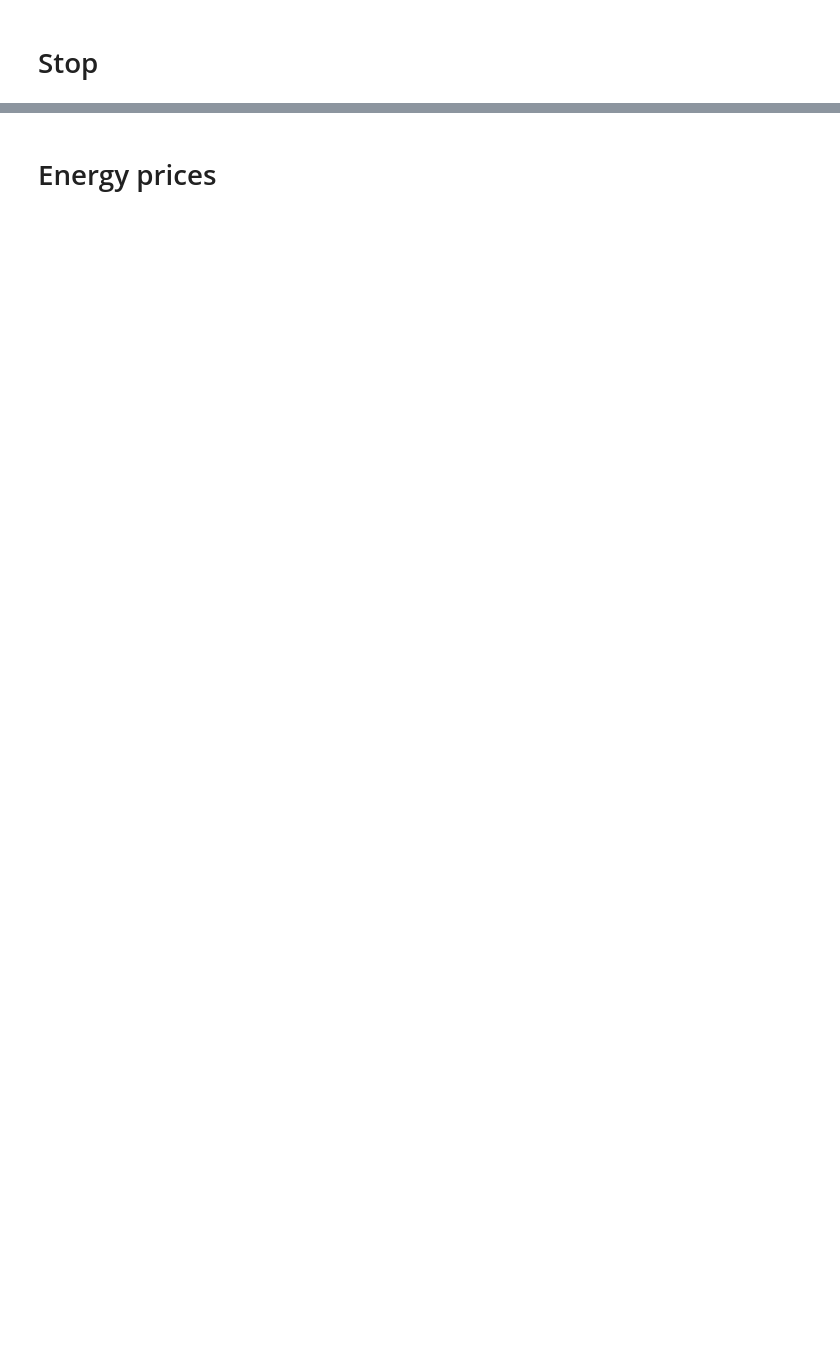
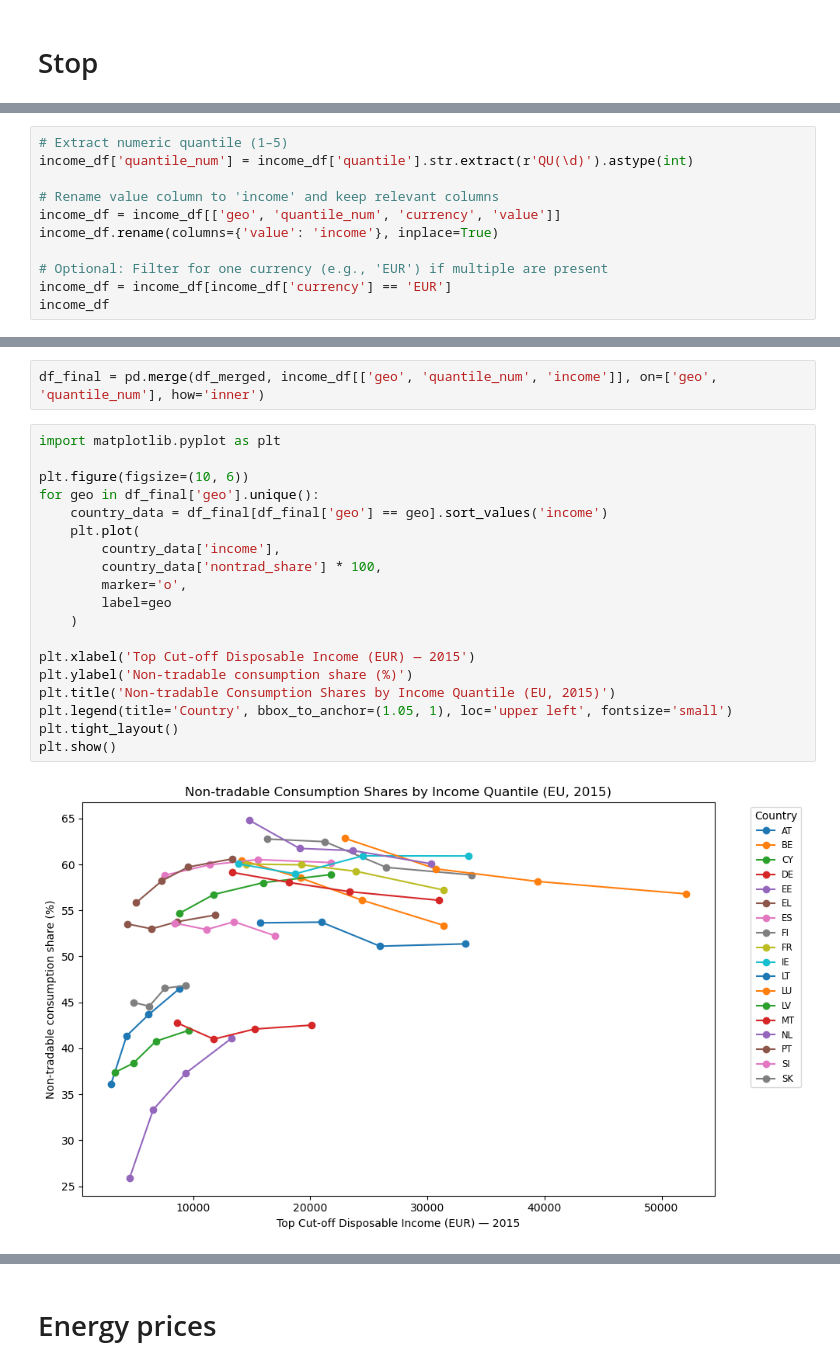
Before and after one commit to funlime/I_HANK_PIGL, a Jupyter notebook: data.ipynb, the cells around one changed output, grey strips where cells are left out. Drawn from its saved outputs; the diff is of its cells as text; blank space fills up the shorter version.

Commit message:
mere data

```diff
--- a/data.ipynb
+++ b/data.ipynb
@@ -404,0 +1175,11 @@ KeyError: 'prc_hicp_ctrb'
+# %%
+# Extract numeric quantile (1–5)
+income_df['quantile_num'] = income_df['quantile'].str.extract(r'QU(\d)').astype(int)
+
+# Rename value column to 'income' and keep relevant columns
+income_df = income_df[['geo', 'quantile_num', 'currency', 'value']]
+income_df.rename(columns={'value': 'income'}, inplace=True)
+
+# Optional: Filter for one currency (e.g., 'EUR') if multiple are present
+income_df = income_df[income_df['currency'] == 'EUR']
+income_df
@@ -404,0 +1204,23 @@ KeyError: 'prc_hicp_ctrb'
+# %%
+df_final = pd.merge(df_merged, income_df[['geo', 'quantile_num', 'income']], on=['geo', 'quantile_num'], how='inner')
+# %%
+import matplotlib.pyplot as plt
+
+plt.figure(figsize=(10, 6))
+for geo in df_final['geo'].unique():
+    country_data = df_final[df_final['geo'] == geo].sort_values('income')
+    plt.plot(
+        country_data['income'],
+        country_data['nontrad_share'] * 100,
+        marker='o',
+        label=geo
+    )
+
+plt.xlabel('Top Cut-off Disposable Income (EUR) — 2015')
+plt.ylabel('Non-tradable consumption share (%)')
+plt.title('Non-tradable Consumption Shares by Income Quantile (EU, 2015)')
+plt.legend(title='Country', bbox_to_anchor=(1.05, 1), loc='upper left', fontsize='small')
+plt.tight_layout()
+plt.show()
+# %% [output]
+[figure, added]
```
Also changed, not shown: parts of 54 cells of this notebook, 6 other files.
